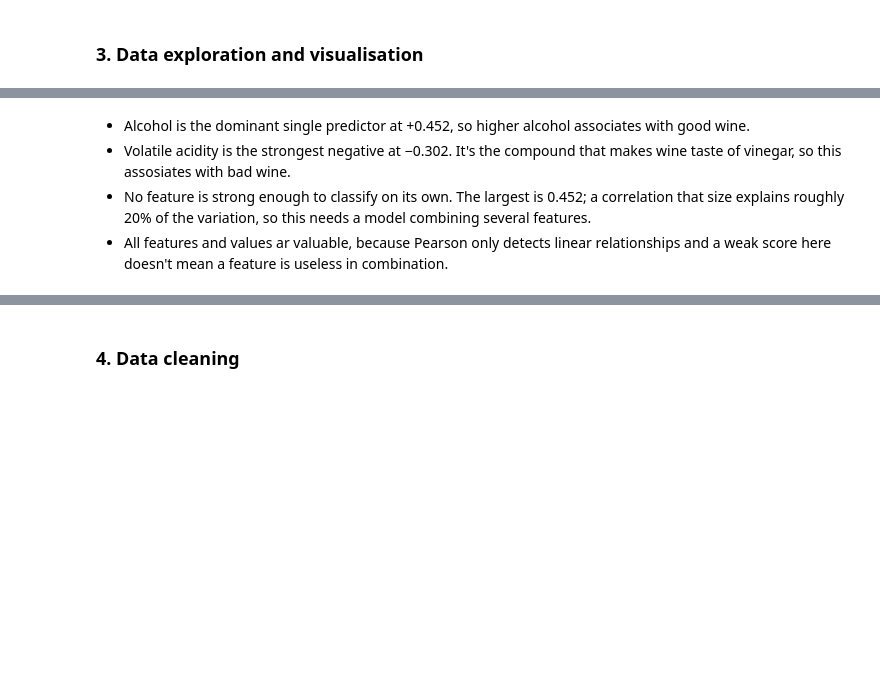
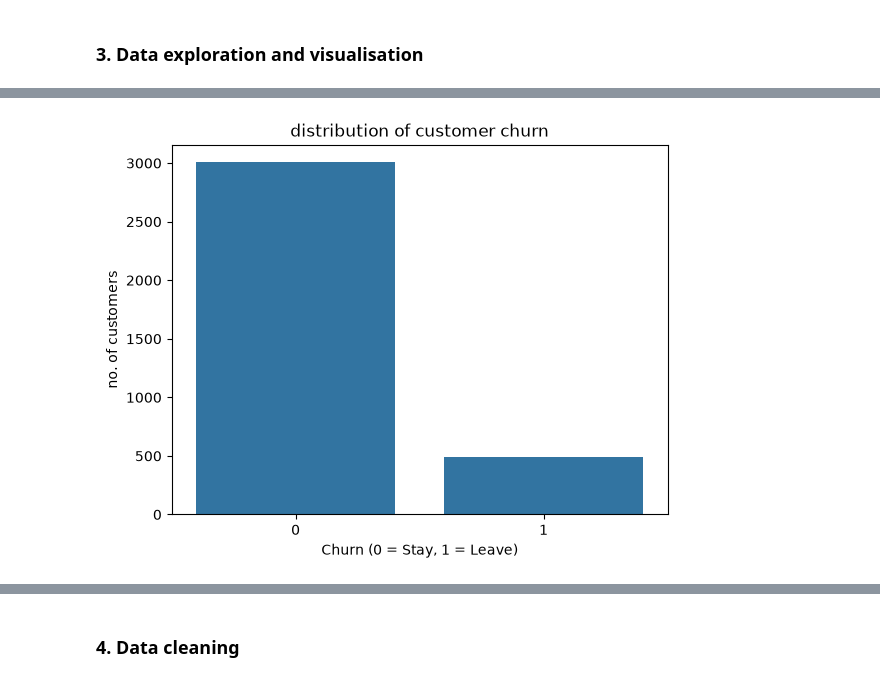
Before and after one commit to kacoew/DAT200-CAs, a Jupyter notebook: CA04_26H/CA4_Group6.ipynb.ipynb, the cells around one changed output, grey strips where cells are left out. Drawn from its saved outputs; the diff is of its cells as text; code cells hidden in the pictures; blank space fills up the shorter version.

```diff
--- a/CA04_26H/CA4_Group6.ipynb.ipynb
+++ b/CA04_26H/CA4_Group6.ipynb.ipynb
@@ -132,13 +159,10 @@ KeyError: 'quality'
 # %%
-# distribution of wine quality
-sns.countplot(data=train, x="quality")
-plt.xlabel("wine quality (0 = Bad, 1 = Good)")
-plt.ylabel("no. of wines")
-plt.title("distribution of wine quality")
+# distribution of Churn
+sns.countplot(data=train, x="Churn")
+plt.xlabel("Churn (0 = Stay, 1 = Leave)")
+plt.ylabel("no. of customers")
+plt.title("distribution of customer churn")
 plt.show()
-# Wine quality between good and bad is eqally distributed
+# The Churn distribution is highly imbalanced twoards more stays 0
+# %% [output]
+[figure, added]
-# %% [markdown]
-- Alcohol is the dominant single predictor at +0.452, so higher alcohol associates with good wine.
-- Volatile acidity is the strongest negative at −0.302. It's the compound that makes wine taste of vinegar, so this assosiates with bad wine.
-- No feature is strong enough to classify on its own. The largest is 0.452; a correlation that size explains roughly 20% of the variation, so this needs a model combining several features.
-- All features and values ar valuable, because Pearson only detects linear relationships and a weak score here doesn't mean a feature is useless in combination.
```
Also changed, not shown: parts of 6 cells of this notebook.
